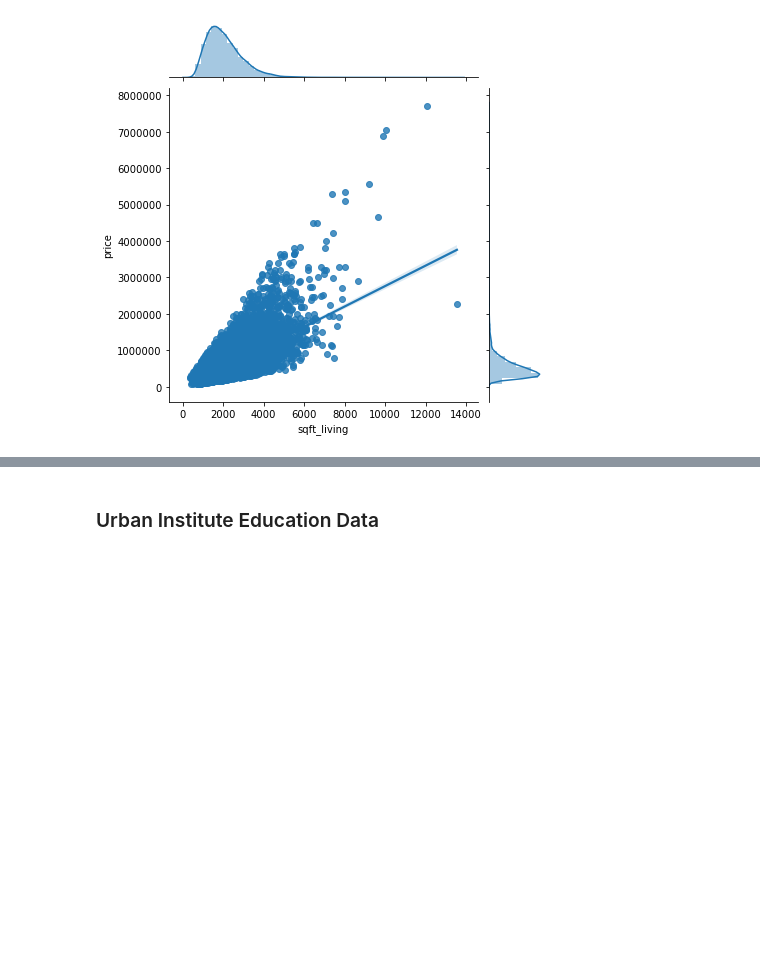
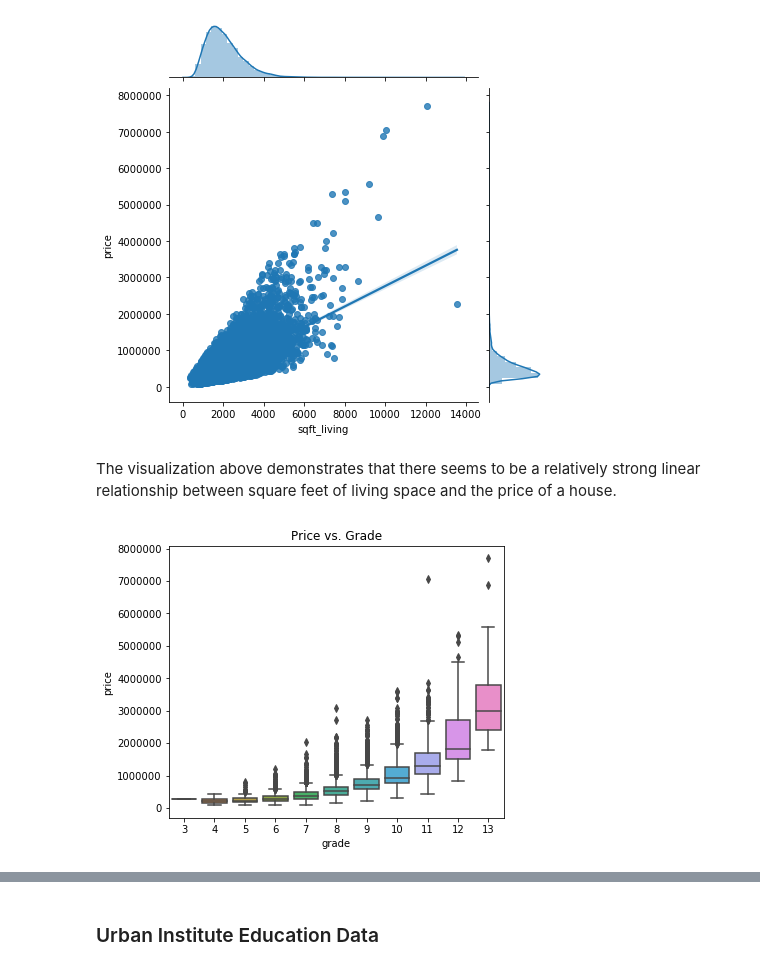
Before and after one commit to dtunnicliffe/house-price-regression-project, a Jupyter notebook: business_problem_and_data_understanding.ipynb, the cells around one changed output, grey strips where cells are left out. Drawn from its saved outputs; the diff is of its cells as text; code cells hidden in the pictures; blank space fills up the shorter version.

```diff
--- a/business_problem_and_data_understanding.ipynb
+++ b/business_problem_and_data_understanding.ipynb
@@ -171,3 +186,13 @@ Name: sqft_living, dtype: float64
 sns.jointplot('sqft_living','price', data=df, kind='reg');
 # %% [output]
 [figure]
+# %% [markdown]
+The visualization above demonstrates that there seems to be a relatively strong linear relationship between square feet of living space and the price of a house.
+# %%
+#grade
+plot1 = pd.concat([df['price'], df['grade']], axis=1)
+f, ax = plt.subplots(figsize=(6, 5))
+fig = sns.boxplot(x='grade', y='price', data=plot1)
+plt.title("Price vs. Grade");
+# %% [output]
+[figure, added]
```
Also changed, not shown: parts of 45 cells of this notebook.
